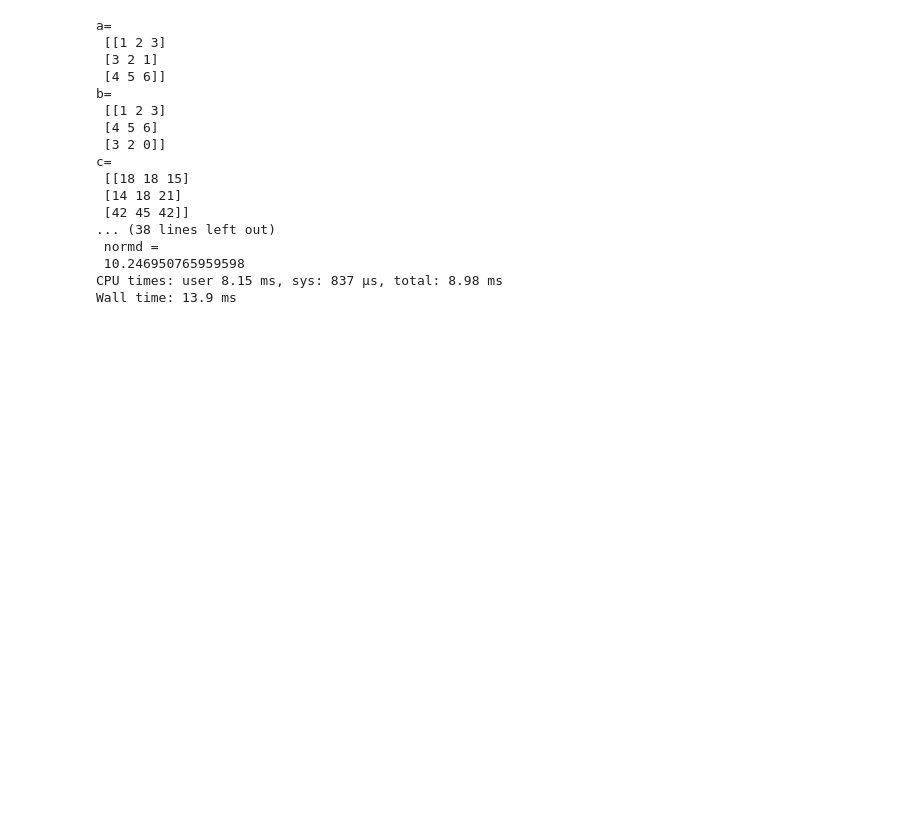
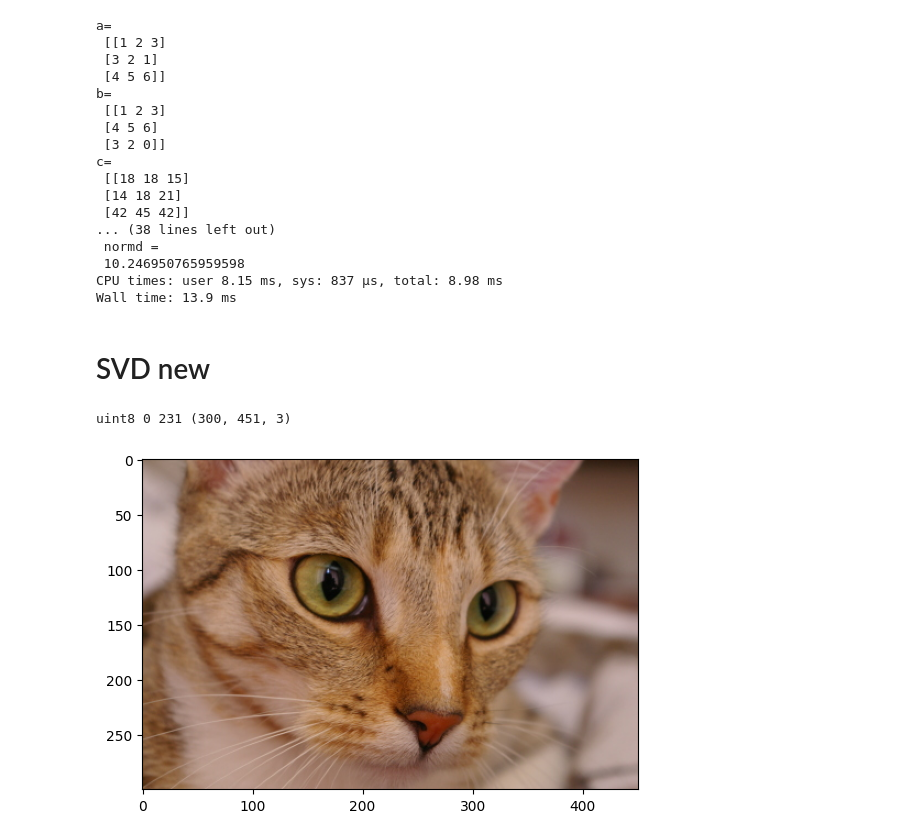
Before and after one commit to lohithready/ihub-iiith, a Jupyter notebook: Copy_of_Basics_of_Linear_Algebra(Lohith's).ipynb, the cells around one changed output. Drawn from its saved outputs; the diff is of its cells as text; code cells hidden in the pictures; blank space fills up the shorter version.

```diff
--- a/Copy_of_Basics_of_Linear_Algebra(Lohith's).ipynb
+++ b/Copy_of_Basics_of_Linear_Algebra(Lohith's).ipynb
@@ -581,3 +583,14 @@ c=
  10.246950765959598
 CPU times: user 8.15 ms, sys: 837 µs, total: 8.98 ms
 Wall time: 13.9 ms
+# %% [markdown]
+# SVD new
+# %%
+from skimage import data
+image = data.cat() #shows the image of Chelsea the cat
+print(image.dtype, image.min(), image.max(), image.shape)
+plt.imshow(image)
+plt.show()
+# %% [output]
+uint8 0 231 (300, 451, 3)
+[figure, added]
```
Also changed, not shown: parts of 8 cells of this notebook.
